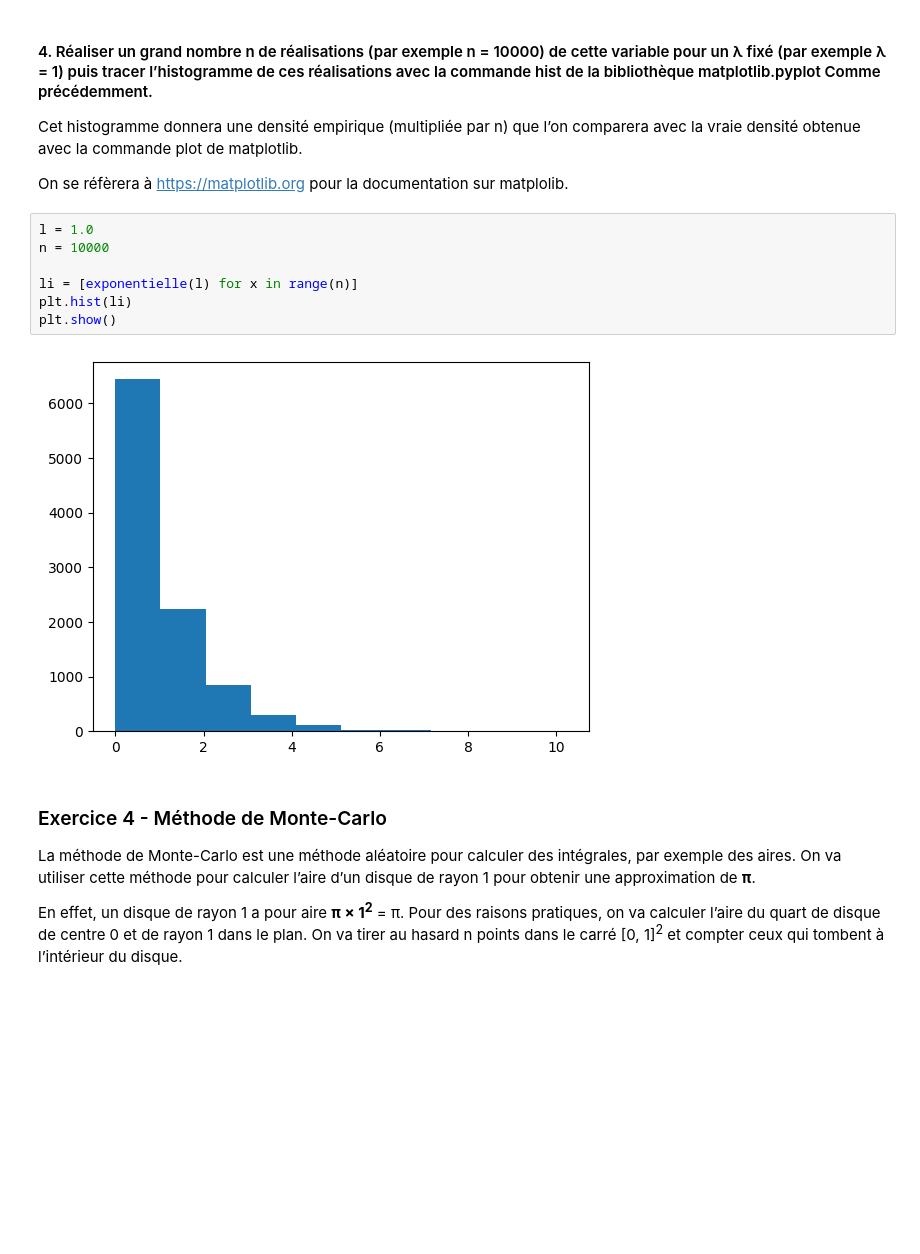
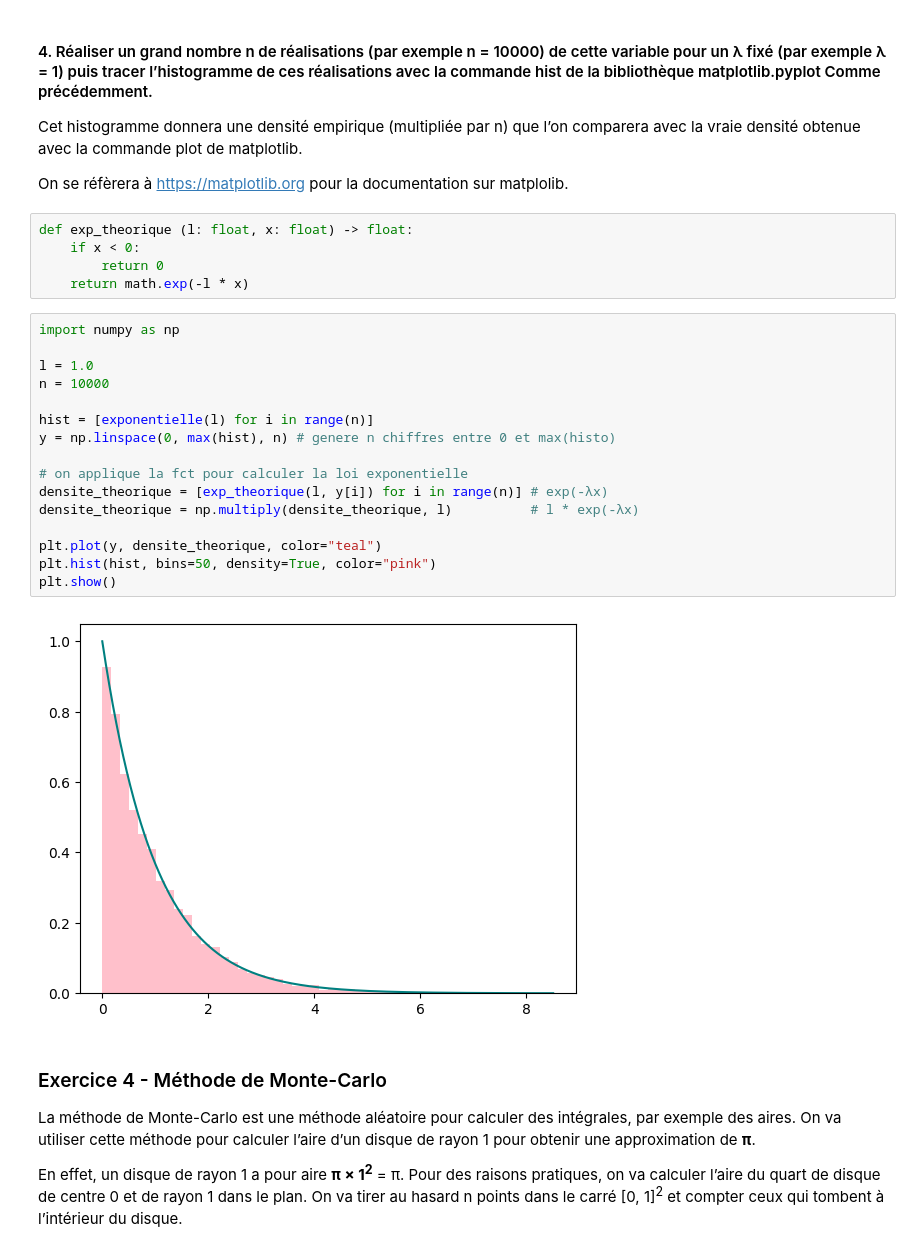
Before and after one commit to sillyash/BUT, a Jupyter notebook: S3-APP/R308_Maths_Stats/TP1_Ash_MERIENNE.ipynb, the cells around one changed output. Drawn from its saved outputs; the diff is of its cells as text; blank space fills up the shorter version.

```diff
--- a/S3-APP/R308_Maths_Stats/TP1_Ash_MERIENNE.ipynb
+++ b/S3-APP/R308_Maths_Stats/TP1_Ash_MERIENNE.ipynb
@@ -221,15 +221,29 @@ Valeur exponentielle générée avec λ = 2.0 : 0.037560296130227044
 Cet histogramme donnera une densité empirique (multipliée par n) que l’on comparera avec la vraie densité obtenue avec la commande plot de matplotlib.
 
 On se réfèrera à https://matplotlib.org pour la documentation sur matplolib.
+# %%
+def exp_theorique (l: float, x: float) -> float:
+    if x < 0:
+        return 0
+    return math.exp(-l * x)
 # %%
+import numpy as np
+
 l = 1.0
 n = 10000
 
-li = [exponentielle(l) for x in range(n)]
-plt.hist(li)
+hist = [exponentielle(l) for i in range(n)]
+y = np.linspace(0, max(hist), n) # genere n chiffres entre 0 et max(histo)
+
+# on applique la fct pour calculer la loi exponentielle
+densite_theorique = [exp_theorique(l, y[i]) for i in range(n)] # exp(-λx)
+densite_theorique = np.multiply(densite_theorique, l)          # l * exp(-λx)
+
+plt.plot(y, densite_theorique, color="teal")
+plt.hist(hist, bins=50, density=True, color="pink")
 plt.show()
 # %% [output]
-[figure, old version]
+[figure, new version]
 # %% [markdown]
 ### Exercice 4 - Méthode de Monte-Carlo
 
```
Also changed, not shown: parts of 14 cells of this notebook.
